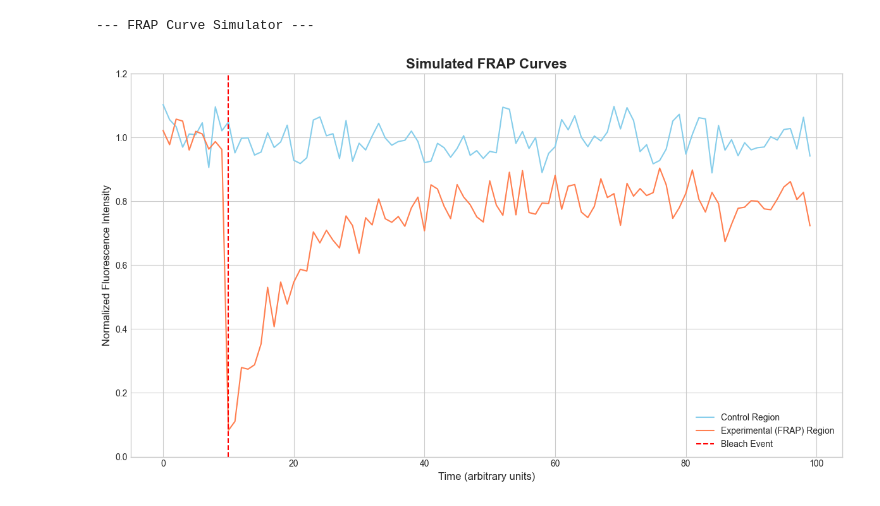
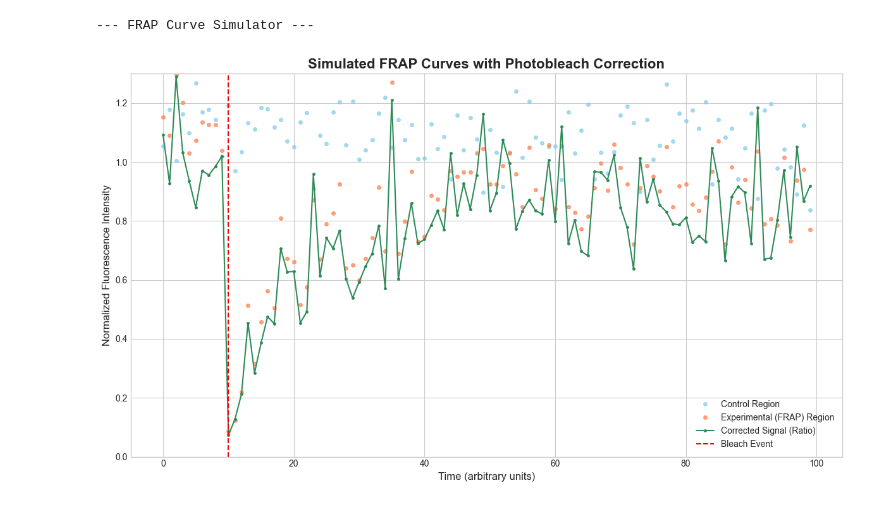
Before and after one commit to amarcosv/FRAP-analysis-younglab, a Jupyter notebook: src/FRAP_simulator.ipynb, the cells around one changed output. Cells and saved outputs as stored; diff of their text form; code cells hidden in the pictures.

```diff
--- a/src/FRAP_simulator.ipynb
+++ b/src/FRAP_simulator.ipynb
@@ -99,41 +366,60 @@ print("--- FRAP Curve Simulator ---")
 
 total_points = 100
 pre_bleach_points = 10
-mobile_fraction = 0.8
+mobile_fraction = 0.9
 tau = 0.1
-photobleach_decay_rate = 0.0001
-noise_sigma = 0.05
+photobleach_decay_rate = 0.1
+noise_sigma = 0.1
+gap_ratio = 0
+bleach_depth = 0.9
+recovery_bleed_fraction = 0.1
+
+frap_curve_offset =1
+photobleach_decay_amp=0.2,
+photobleach_decay_offset=1,
+
 
 # Simulate the data
 time, control_signal, exp_signal = simulate_frap(
     total_points=total_points,
     pre_bleach_points=pre_bleach_points,
     mobile_fraction=mobile_fraction,
     tau=tau,
+    #frap_curve_offset=frap_curve_offset,
     photobleach_decay_rate=photobleach_decay_rate,
-    noise_sigma=noise_sigma
+    photobleach_decay_amp=photobleach_decay_amp,
+    photobleach_decay_offset=photobleach_decay_offset,
+    noise_sigma=noise_sigma,
+    gap_ratio = gap_ratio,
+    bleach_depth = bleach_depth,
+    recovery_bleed_fraction = recovery_bleed_fraction
 )
+# This removes the photobleaching trend from the recovery curve.
+corrected_signal = exp_signal / control_signal
 
 # Plot the results
-plot_frap_curves(time, control_signal, exp_signal, pre_bleach_points)
+plot_frap_curves(time, control_signal, exp_signal, corrected_signal, pre_bleach_points)
+
+# Plot the results
+#plot_frap_curves(time, control_signal, exp_signal, pre_bleach_points)
 
 roiData = {
     'timepoint': time,
     'timpoint_frap': time - pre_bleach_points,
     'timestamp': time,
     'timestamp_frap': time - pre_bleach_points,
     'bleach': exp_signal,
     'control_roi' : control_signal
 }
 roiData = pd.DataFrame(roiData)
 frap_experiment = {
     'bleach_frame' : [pre_bleach_points],
     'wcell_corr': [False],
     'dt': [1],
     'nframes': [total_points]
 }
 frap_experiment = pd.DataFrame(frap_experiment)
 # %% [output]
 --- FRAP Curve Simulator ---
-[figure, old version]
+[figure, new version]
 # %%
```
Also changed, not shown: parts of 4 cells of this notebook, 5 other files.
